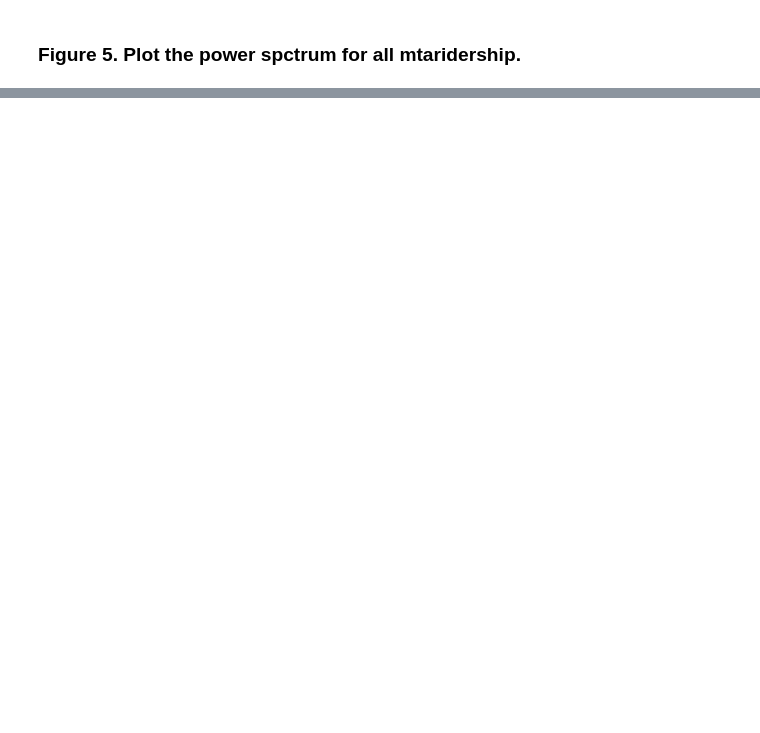
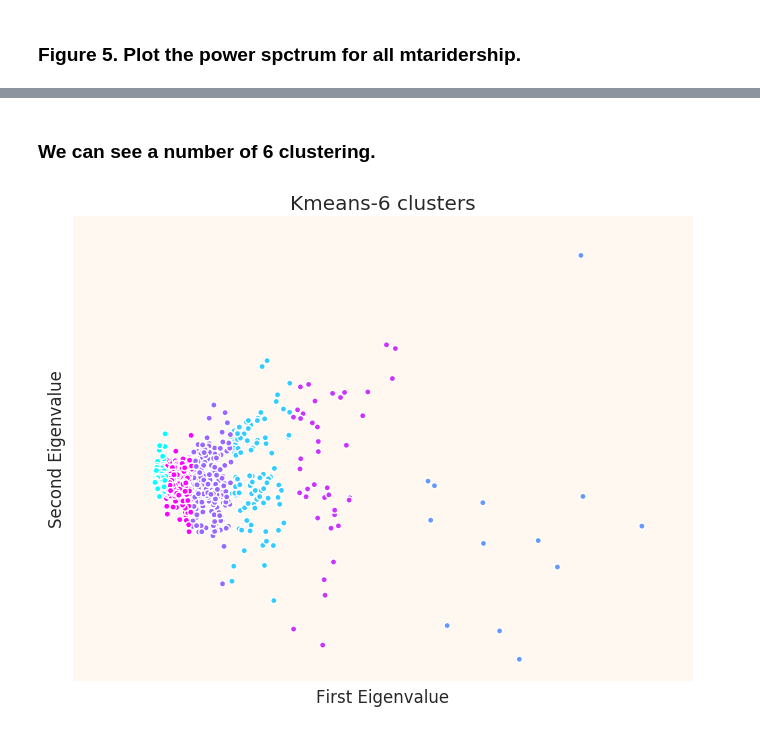
Before and after one commit to overwaterland/PUI2016_hc1924, a Jupyter notebook: HW9_hc1924/HW9_1_hc1924.ipynb, the cells around one changed output, grey strips where cells are left out. Saved outputs shown, nothing was run; the diff lists cells and outputs as text; code cells hidden in the pictures; blank space fills up the shorter version.

```diff
--- a/HW9_hc1924/HW9_1_hc1924.ipynb
+++ b/HW9_hc1924/HW9_1_hc1924.ipynb
@@ -254,0 +260,5 @@ pl.title("mtaRidership power spectrum", fontsize=20)
+# %%
+tots = mtaRides.transpose(2,0,1).reshape(mtaRides.shape[2], mtaRides.shape[1]*mtaRides.shape[0]).T
+tots = tots[tots.std(1)>0]
+vals = ((tots.T - tots.mean(1))/tots.std(1)).T
+tots_std = (tots - np.nanmean(tots, axis=0)) / np.nanstd(tots, axis=0)
@@ -254,0 +322,22 @@ pl.title("mtaRidership power spectrum", fontsize=20)
+# %% [markdown]
+### We can see a number of 6 clustering.
+# %%
+n = 6 # number of clusters
+
+#train the model.
+km = KMeans(random_state = 324,n_clusters = n)
+res = km.fit(tots_std)
+pca = PCA(194)
+Xproj = pca.fit_transform(tots_std)
+#Plot
+plt.figure(figsize=(8, 6))
+
+plt.scatter(Xproj[:, 0], Xproj[:, 1], c=res.labels_, cmap=plt.cm.cool)
+plt.xlabel('First Eigenvalue')
+plt.ylabel('Second Eigenvalue')
+plt.xticks(())
+plt.yticks(())
+plt.title("Kmeans-{} clusters".format(n))
+plt.show()
+# %% [output]
+[figure, added]
```
Also changed, not shown: parts of 12 cells of this notebook, 1 other file.
